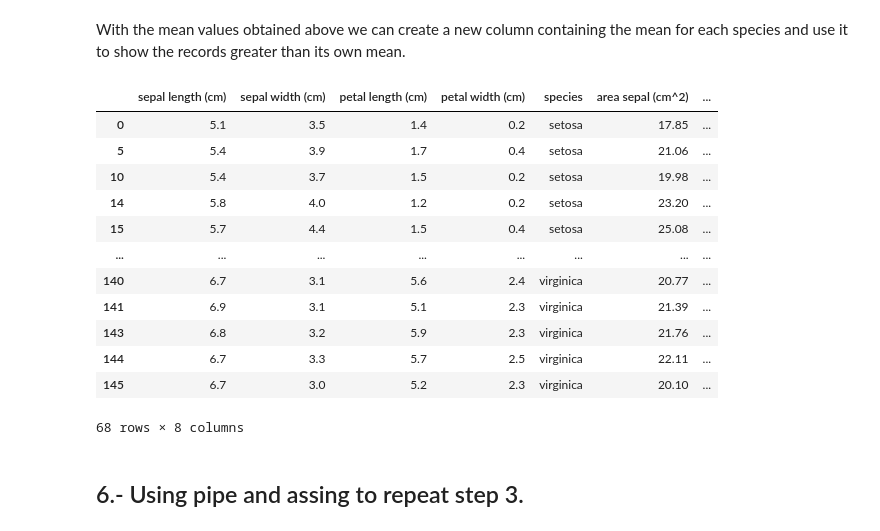
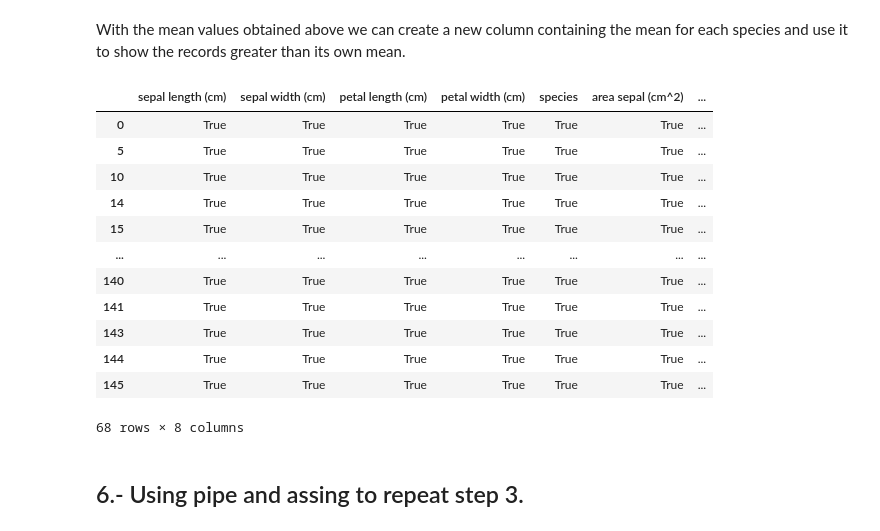
Before and after one commit to AlexisBanuelos/OnboardingPractices, a Jupyter notebook: Pandas_practice.ipynb, the cells around one changed output. Drawn from its saved outputs; the diff is of its cells as text; code cells hidden in the pictures.

```diff
--- a/Pandas_practice.ipynb
+++ b/Pandas_practice.ipynb
@@ -114,21 +114,21 @@ summary
 With the mean values obtained above we can create a new column containing the mean for each species and use it to show the records greater than its own mean.
 # %%
 df['length_mean'] = df['species'].map(summary['sepal length (cm)', 'mean'])
-filtered_df = df[df['sepal length (cm)'] > df['length_mean']]
+filtered_df = df.query('`sepal length (cm)` > `length_mean`')
 filtered_df
 # %% [output]
 |  | sepal length (cm) | sepal width (cm) | petal length (cm) | petal width (cm) | species | area sepal (cm^2) | ... |
-| 0 | 5.1 | 3.5 | 1.4 | 0.2 | setosa | 17.85 | ... |
-| 5 | 5.4 | 3.9 | 1.7 | 0.4 | setosa | 21.06 | ... |
-| 10 | 5.4 | 3.7 | 1.5 | 0.2 | setosa | 19.98 | ... |
-| 14 | 5.8 | 4.0 | 1.2 | 0.2 | setosa | 23.20 | ... |
-| 15 | 5.7 | 4.4 | 1.5 | 0.4 | setosa | 25.08 | ... |
+| 0 | True | True | True | True | True | True | ... |
+| 5 | True | True | True | True | True | True | ... |
+| 10 | True | True | True | True | True | True | ... |
+| 14 | True | True | True | True | True | True | ... |
+| 15 | True | True | True | True | True | True | ... |
 | ... | ... | ... | ... | ... | ... | ... | ... |
-| 140 | 6.7 | 3.1 | 5.6 | 2.4 | virginica | 20.77 | ... |
-| 141 | 6.9 | 3.1 | 5.1 | 2.3 | virginica | 21.39 | ... |
-| 143 | 6.8 | 3.2 | 5.9 | 2.3 | virginica | 21.76 | ... |
-| 144 | 6.7 | 3.3 | 5.7 | 2.5 | virginica | 22.11 | ... |
-| 145 | 6.7 | 3.0 | 5.2 | 2.3 | virginica | 20.10 | ... |
+| 140 | True | True | True | True | True | True | ... |
+| 141 | True | True | True | True | True | True | ... |
+| 143 | True | True | True | True | True | True | ... |
+| 144 | True | True | True | True | True | True | ... |
+| 145 | True | True | True | True | True | True | ... |
 68 rows × 8 columns
 # %% [markdown]
 ## 6.- Using pipe and assing to repeat step 3.
```
Also changed, not shown: parts of 1 cell of this notebook.
